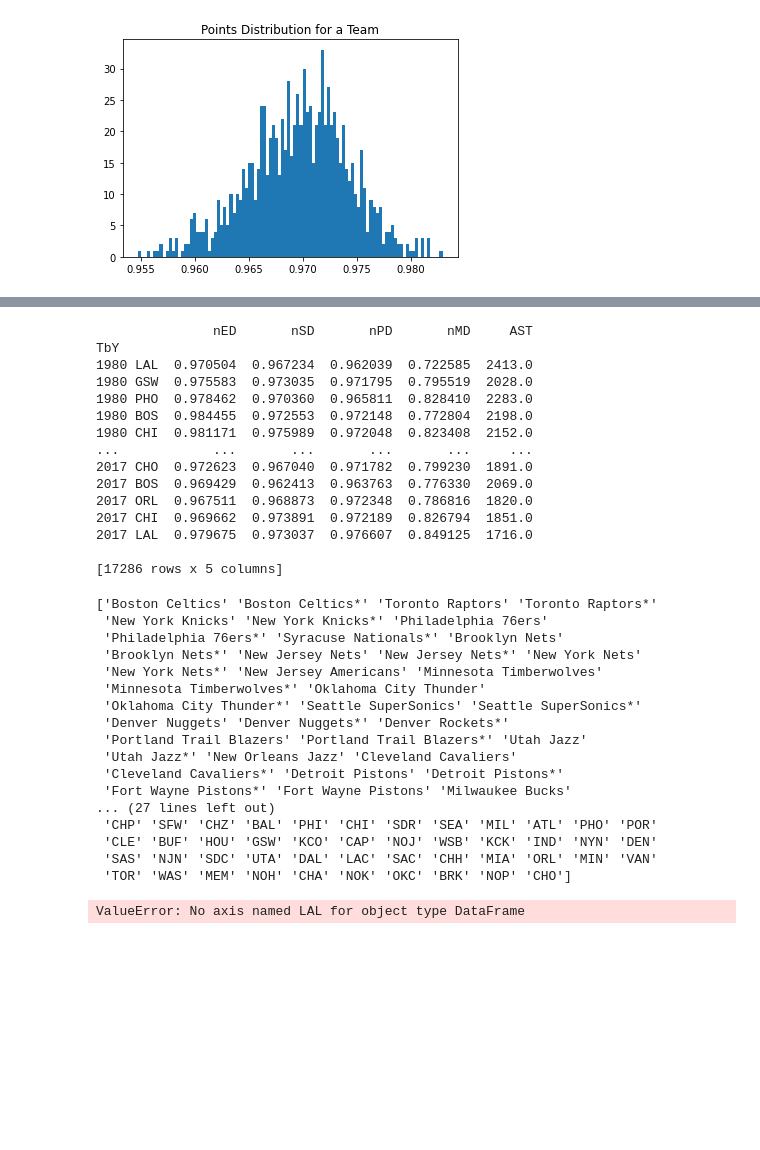
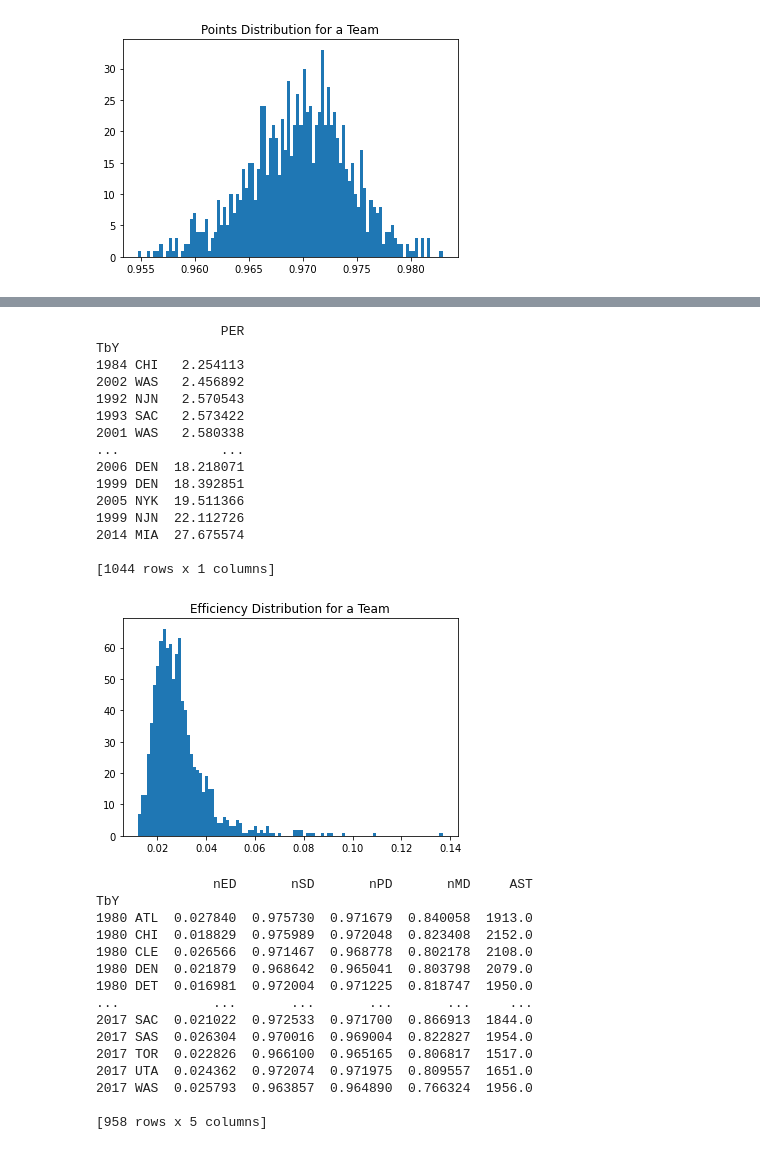
Before and after one commit to canudi/BD_final_project, a Jupyter notebook: final.ipynb, the cells around one changed output, grey strips where cells are left out. Saved outputs shown, nothing was run; the diff lists cells and outputs as text; code cells hidden in the pictures; blank space fills up the shorter version.

Commit message:
worked on y column

```diff
--- a/final.ipynb
+++ b/final.ipynb
@@ -94,58 +105,49 @@ KeyboardInterrupt:
 # %%
 efficiency_distribution = players_df[['PER', 'TbY']].groupby(players_df.TbY).std()
-norm_efficiency_distribution = 1 - (efficiency_distribution / np.linalg.norm(efficiency_distribution))
+norm_efficiency_distribution = efficiency_distribution / np.linalg.norm(efficiency_distribution)
 # The large the std => the division of efficiency in the team is smaller.
-print(norm_minutes_distribution)
+# print(norm_minutes_distribution)
 print(efficiency_distribution.sort_values(by='PER'))
 plt.hist(norm_efficiency_distribution[tby_mask], bins=100)
 plt.title('Efficiency Distribution for a Team')
 plt.show()
+# %% [output]
+                PER
+TbY
+1984 CHI   2.254113
+2002 WAS   2.456892
+1992 NJN   2.570543
+1993 SAC   2.573422
+2001 WAS   2.580338
+...             ...
+2006 DEN  18.218071
+1999 DEN  18.392851
+2005 NYK  19.511366
+1999 NJN  22.112726
+2014 MIA  27.675574
+
+[1044 rows x 1 columns]
+[figure, added]
 # %%
 relevant_teams_df = pd.DataFrame({ "nED" : norm_efficiency_distribution.PER,
                                    "nSD" : norm_shots_distribution.nPA,
                                    "nPD" : norm_points_distribution.nPTS,
                                    "nMD" : norm_minutes_distribution.MpGnorm,
-                                   "AST" : assists_by_team.AST }, index=players_df.TbY)
-print(relevant_teams_df)
+                                   "AST" : assists_by_team.AST })
+print(relevant_teams_df[tby_mask])
 # %% [output]
                nED       nSD       nPD       nMD     AST
 TbY
-1980 LAL  0.970504  0.967234  0.962039  0.722585  2413.0
-1980 GSW  0.975583  0.973035  0.971795  0.795519  2028.0
-1980 PHO  0.978462  0.970360  0.965811  0.828410  2283.0
-1980 BOS  0.984455  0.972553  0.972148  0.772804  2198.0
-1980 CHI  0.981171  0.975989  0.972048  0.823408  2152.0
+1980 ATL  0.027840  0.975730  0.971679  0.840058  1913.0
+1980 CHI  0.018829  0.975989  0.972048  0.823408  2152.0
+1980 CLE  0.026566  0.971467  0.968778  0.802178  2108.0
+1980 DEN  0.021879  0.968642  0.965041  0.803798  2079.0
+1980 DET  0.016981  0.972004  0.971225  0.818747  1950.0
 ...            ...       ...       ...       ...     ...
-2017 CHO  0.972623  0.967040  0.971782  0.799230  1891.0
-2017 BOS  0.969429  0.962413  0.963763  0.776330  2069.0
-2017 ORL  0.967511  0.968873  0.972348  0.786816  1820.0
-2017 CHI  0.969662  0.973891  0.972189  0.826794  1851.0
-2017 LAL  0.979675  0.973037  0.976607  0.849125  1716.0
+2017 SAC  0.021022  0.972533  0.971700  0.866913  1844.0
+2017 SAS  0.026304  0.970016  0.969004  0.822827  1954.0
+2017 TOR  0.022826  0.966100  0.965165  0.806817  1517.0
+2017 UTA  0.024362  0.972074  0.971975  0.809557  1651.0
+2017 WAS  0.025793  0.963857  0.964890  0.766324  1956.0
 
-[17286 rows x 5 columns]
+[958 rows x 5 columns]
-# %%
-team_names = pd.read_csv('Team_Names.csv')
-team_records = pd.read_csv('Team_Records.csv')
-team_names = team_names.set_index(team_names.Short).drop(columns=['Short'])
-print(team_records.Team.unique())
-print(season_stats.Tm.unique())
-pd.Series(relevant_teams_df.index).apply(lambda team: print(team_names.loc(team[5:])))
-# %% [output]
-['Boston Celtics' 'Boston Celtics*' 'Toronto Raptors' 'Toronto Raptors*'
- 'New York Knicks' 'New York Knicks*' 'Philadelphia 76ers'
- 'Philadelphia 76ers*' 'Syracuse Nationals*' 'Brooklyn Nets'
- 'Brooklyn Nets*' 'New Jersey Nets' 'New Jersey Nets*' 'New York Nets'
- 'New York Nets*' 'New Jersey Americans' 'Minnesota Timberwolves'
- 'Minnesota Timberwolves*' 'Oklahoma City Thunder'
- 'Oklahoma City Thunder*' 'Seattle SuperSonics' 'Seattle SuperSonics*'
- 'Denver Nuggets' 'Denver Nuggets*' 'Denver Rockets*'
- 'Portland Trail Blazers' 'Portland Trail Blazers*' 'Utah Jazz'
- 'Utah Jazz*' 'New Orleans Jazz' 'Cleveland Cavaliers'
- 'Cleveland Cavaliers*' 'Detroit Pistons' 'Detroit Pistons*'
- 'Fort Wayne Pistons*' 'Fort Wayne Pistons' 'Milwaukee Bucks'
-... (27 lines left out)
- 'CHP' 'SFW' 'CHZ' 'BAL' 'PHI' 'CHI' 'SDR' 'SEA' 'MIL' 'ATL' 'PHO' 'POR'
- 'CLE' 'BUF' 'HOU' 'GSW' 'KCO' 'CAP' 'NOJ' 'WSB' 'KCK' 'IND' 'NYN' 'DEN'
- 'SAS' 'NJN' 'SDC' 'UTA' 'DAL' 'LAC' 'SAC' 'CHH' 'MIA' 'ORL' 'MIN' 'VAN'
- 'TOR' 'WAS' 'MEM' 'NOH' 'CHA' 'NOK' 'OKC' 'BRK' 'NOP' 'CHO']
-ValueError: No axis named LAL for object type DataFrame
```
Also changed, not shown: parts of 5 cells of this notebook, 1 other file.
